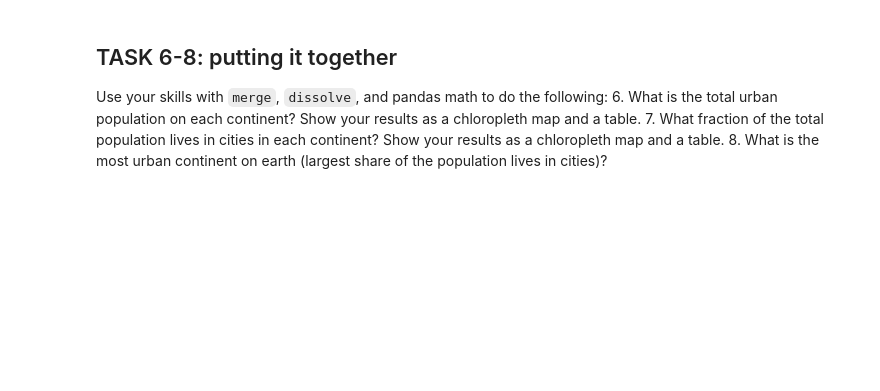
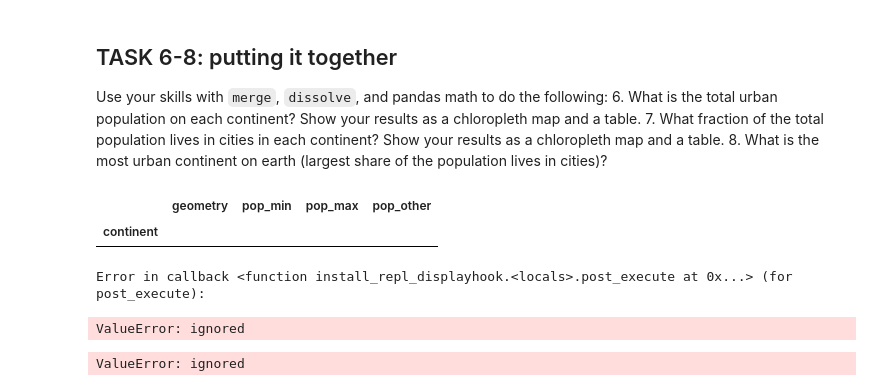
Before and after one commit to abbymwebster/EnvDatSci22, a Jupyter notebook: Copy_of_VectorData101.ipynb, the cells around one changed output. Drawn from its saved outputs; the diff is of its cells as text; code cells hidden in the pictures; blank space fills up the shorter version.

```diff
--- a/Copy_of_VectorData101.ipynb
+++ b/Copy_of_VectorData101.ipynb
@@ -670,4 +771,22 @@ Use your skills with `merge`, `dissolve`, and pandas math to do the following:
 6. What is the total urban population on each continent? Show your results as a chloropleth map and a table.
 7. What fraction of the total population lives in cities in each continent? Show your results as a chloropleth map and a table.
 8. What is the most urban continent on earth (largest share of the population lives in cities)?
+# %%
+ # Task 6 code here:
+ ##cities_in_Africa = gpd.clip(cities, united_states_boundary)
+cities.columns#has column called continent
+cities
+#cities = cities.merge(continents, left_on='sov_a3', right_on='iso_a3')#????????? KeyError: 'iso_a3'
+worldcities = cities[['continent', 'geometry', 'pop_min', 'pop_max', 'pop_other']]
+citiescontinents = worldcities.dissolve(by='continent', aggfunc='sum')
+citiescontinents.plot(column = 'pop_max', scheme='quantiles', cmap='YlOrRd');#I'm missing the continent boundaries now
+citiescontinents.head()
+
+#worldcities = cities.merge(continents, left_on='sov_a3', right_on='iso_a3')
+# %% [output]
+|  | geometry | pop_min | pop_max | pop_other |
+| continent |  |  |  |  |
+Error in callback <function install_repl_displayhook.<locals>.post_execute at 0x...> (for post_execute):
+ValueError: ignored
+ValueError: ignored
 # %%
```
Also changed, not shown: parts of 19 cells of this notebook.
